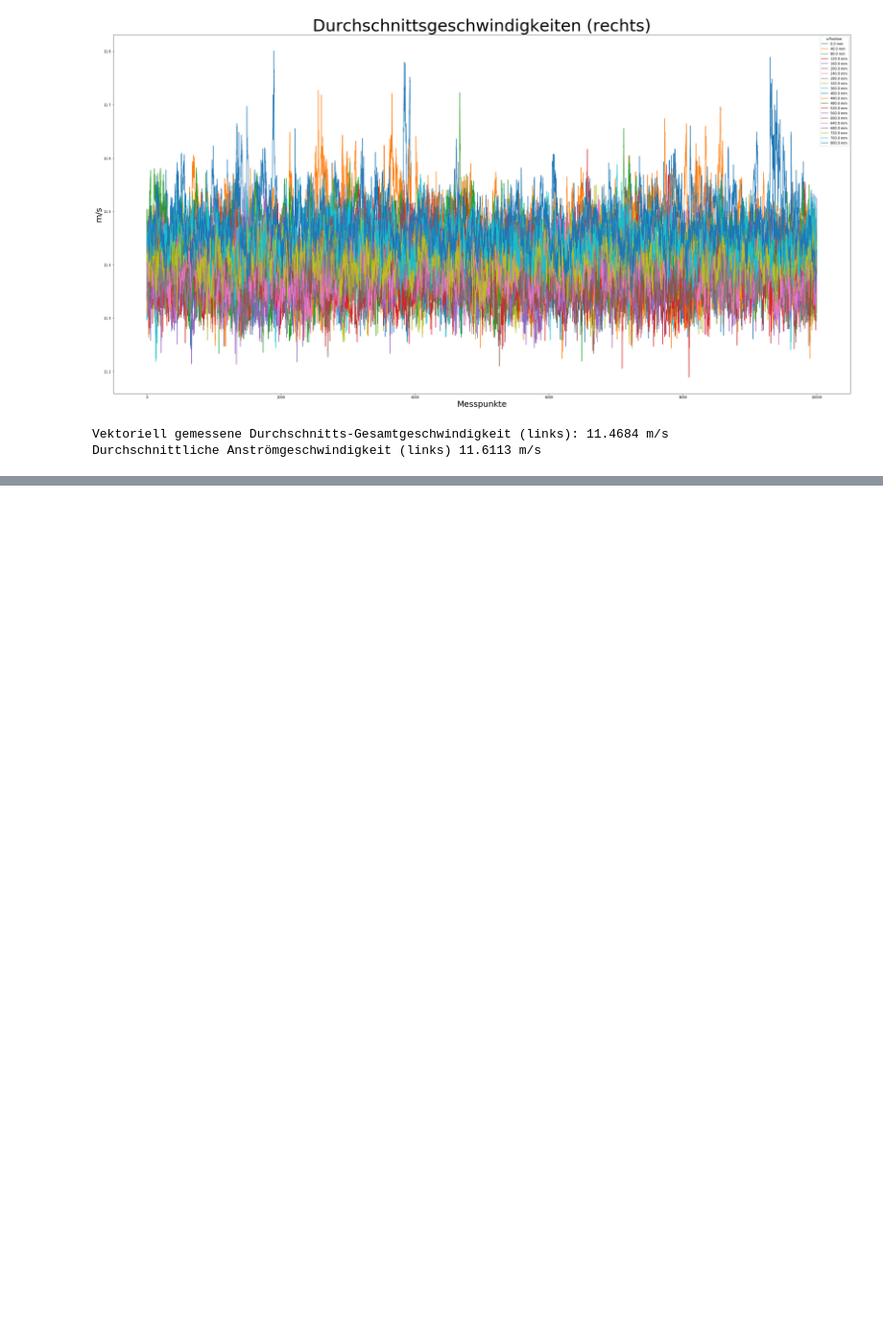
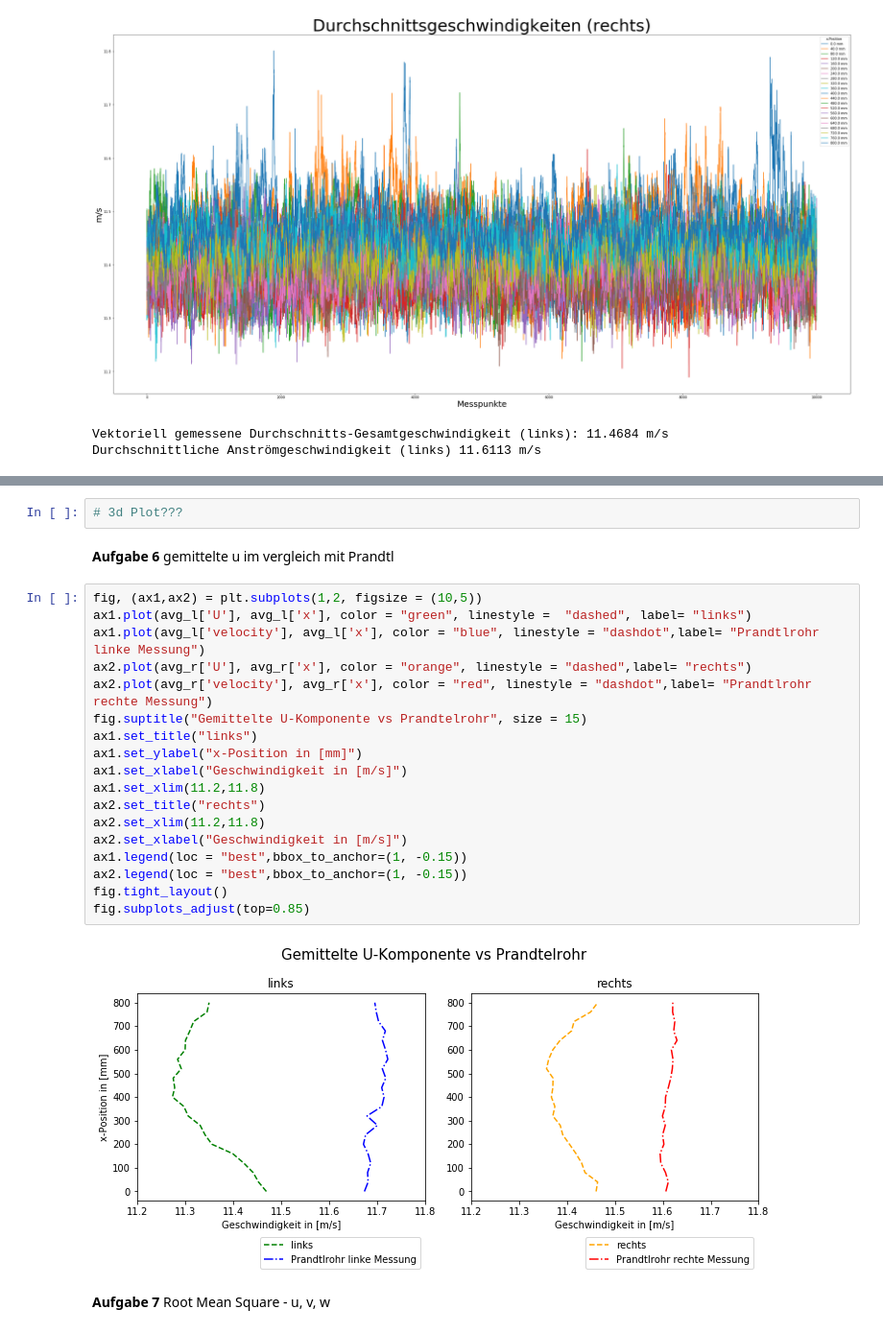
Before and after one commit to bendanoob/MIS, a Jupyter notebook: MIS.ipynb, the cells around one changed output, grey strips where cells are left out. Shown at 96% size. Drawn from its saved outputs; the diff is of its cells as text; blank space fills up the shorter version.

```diff
--- a/MIS.ipynb
+++ b/MIS.ipynb
@@ -184,0 +242,26 @@ Durchschnittliche Anströmgeschwindigkeit (links) 11.6113 m/s
+# %%
+# 3d Plot???
+# %% [markdown]
+**Aufgabe 6** gemittelte u im vergleich mit Prandtl
+# %%
+fig, (ax1,ax2) = plt.subplots(1,2, figsize = (10,5))
+ax1.plot(avg_l['U'], avg_l['x'], color = "green", linestyle =  "dashed", label= "links")
+ax1.plot(avg_l['velocity'], avg_l['x'], color = "blue", linestyle = "dashdot",label= "Prandtlrohr linke Messung")
+ax2.plot(avg_r['U'], avg_r['x'], color = "orange", linestyle = "dashed",label= "rechts")
+ax2.plot(avg_r['velocity'], avg_r['x'], color = "red", linestyle = "dashdot",label= "Prandtlrohr rechte Messung")
+fig.suptitle("Gemittelte U-Komponente vs Prandtelrohr", size = 15)
+ax1.set_title("links")
+ax1.set_ylabel("x-Position in [mm]")
+ax1.set_xlabel("Geschwindigkeit in [m/s]")
+ax1.set_xlim(11.2,11.8)
+ax2.set_title("rechts")
+ax2.set_xlim(11.2,11.8)
+ax2.set_xlabel("Geschwindigkeit in [m/s]")
+ax1.legend(loc = "best",bbox_to_anchor=(1, -0.15))
+ax2.legend(loc = "best",bbox_to_anchor=(1, -0.15))
+fig.tight_layout()
+fig.subplots_adjust(top=0.85)
+# %% [output]
+[figure, added]
+# %% [markdown]
+**Aufgabe 7** Root Mean Square - u, v, w
```
Also changed, not shown: parts of 14 cells of this notebook.
